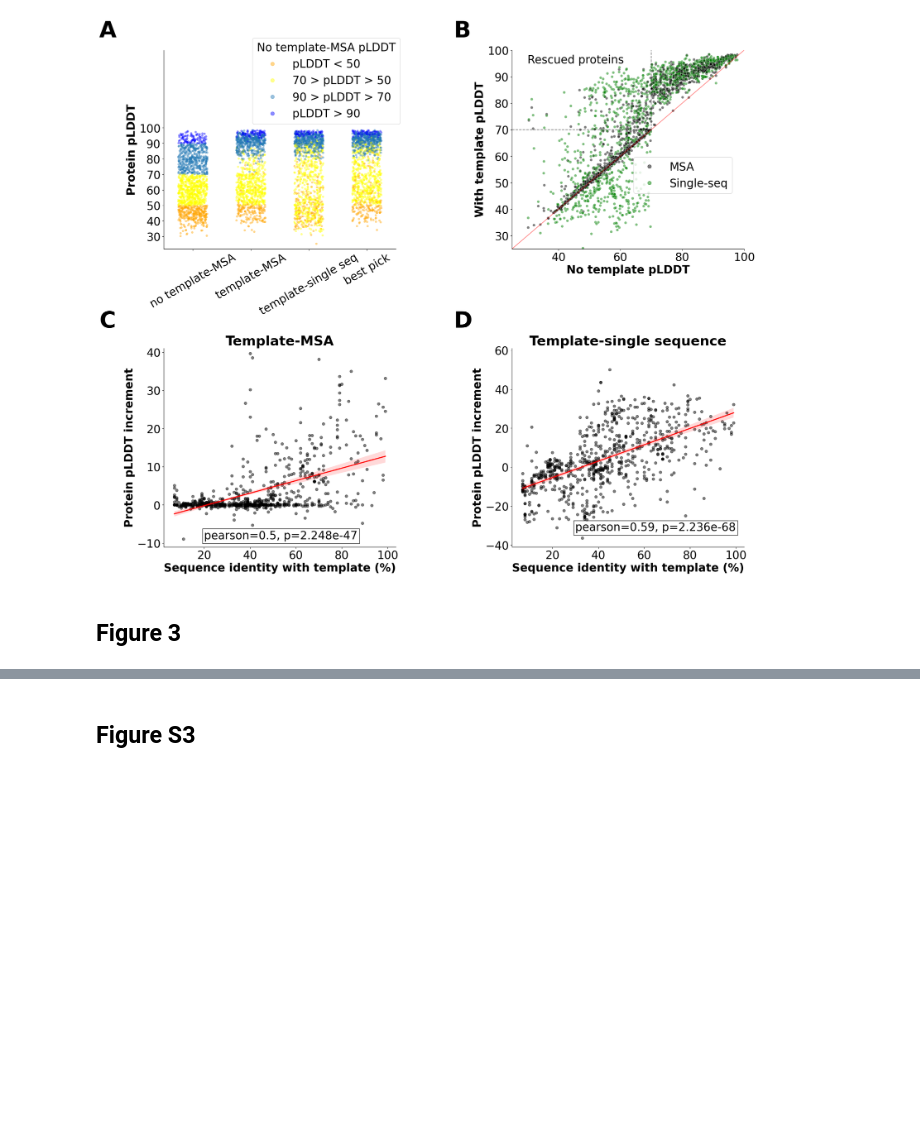
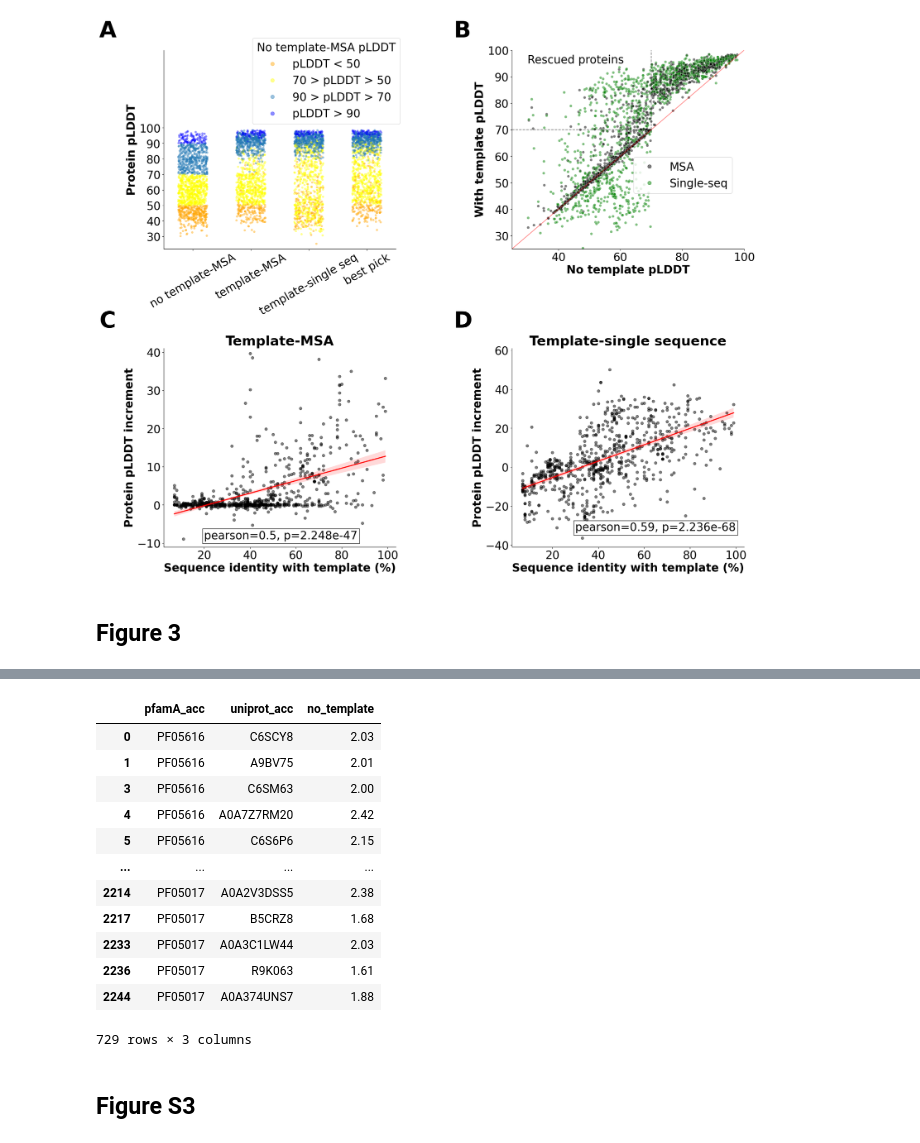
Before and after one commit to FranceCosta/AF2Fix, a Jupyter notebook: generate_figures.ipynb, the cells around one changed output, grey strips where cells are left out. Drawn from its saved outputs; the diff is of its cells as text; code cells hidden in the pictures; blank space fills up the shorter version.

```diff
--- a/generate_figures.ipynb
+++ b/generate_figures.ipynb
@@ -283,9 +283,8 @@ def align_seqs(query:str, target:str, aligner=aligner) -> float:
 # %%
 protein_info = collect_db_info(os.path.join(RESULT_DIR, 'DB_query'))
 AF2_df = pd.read_csv(os.path.join(RESULT_DIR, 'summary_results', 'AF2Results.csv'))
-df_xhpi = pd.read_csv(os.path.join(RESULT_DIR, 'summary_results', 'xhpi_results.csv'))
+df_molp = pd.read_csv(os.path.join(RESULT_DIR, 'summary_results', 'molprobity_results.csv'))
 df_rank = pd.read_csv(os.path.join(RESULT_DIR, 'summary_results', 'af2Rank_results.csv'))
-df_rama = pd.read_csv(os.path.join(RESULT_DIR, 'summary_results', 'ramachandran_results.csv'))
 afdb_info = pd.read_csv(os.path.join(DATA_DIR, "afdb_protein_info.csv"))
 AF2_df['plddt_class'] = 'Very low'
 AF2_df.loc[AF2_df.uniprot_acc.isin(AF2_df[(AF2_df.plddt > 50) & (AF2_df.condition == 'no_template')].uniprot_acc.unique()),
@@ -764,3 +747,19 @@ plt.savefig(os.path.join(FIGURES_DIR, 'figure3.png'), dpi=400,  transparent=Fals
+# %%
+plot_molp[plot_molp["condition"] == "no_template"][["pfamA_acc", "uniprot_acc", "MolProbity score"]].rename(columns={"MolProbity score": "no_template"})
+# %% [output]
+|  | pfamA_acc | uniprot_acc | no_template |
+| 0 | PF05616 | C6SCY8 | 2.03 |
+| 1 | PF05616 | A9BV75 | 2.01 |
+| 3 | PF05616 | C6SM63 | 2.00 |
+| 4 | PF05616 | A0A7Z7RM20 | 2.42 |
+| 5 | PF05616 | C6S6P6 | 2.15 |
+| ... | ... | ... | ... |
+| 2214 | PF05017 | A0A2V3DSS5 | 2.38 |
+| 2217 | PF05017 | B5CRZ8 | 1.68 |
+| 2233 | PF05017 | A0A3C1LW44 | 2.03 |
+| 2236 | PF05017 | R9K063 | 1.61 |
+| 2244 | PF05017 | A0A374UNS7 | 1.88 |
+729 rows × 3 columns
 # %% [markdown]
 ## Figure S3
 # %%
```
Also changed, not shown: parts of 8 cells of this notebook, 4 other files.
